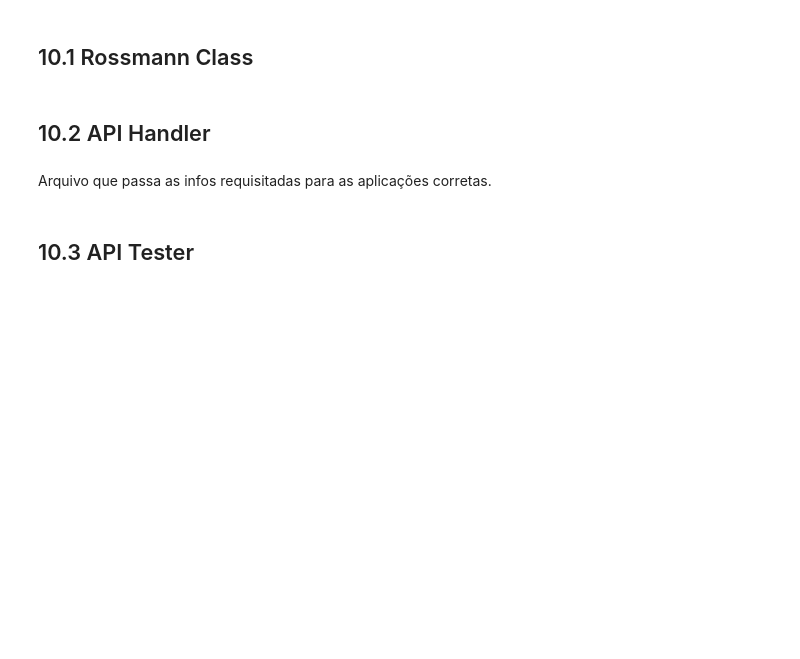
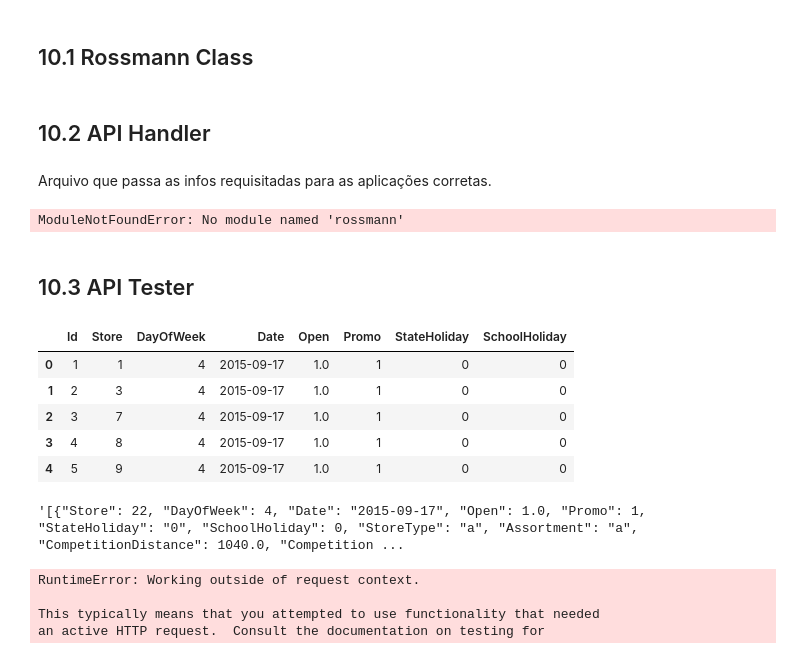
Before and after one commit to WillNery/ds_em_producao, a Jupyter notebook: ds_em_producao.ipynb, the cells around one changed output. Drawn from its saved outputs; the diff is of its cells as text; code cells hidden in the pictures; blank space fills up the shorter version.

```diff
--- a/ds_em_producao.ipynb
+++ b/ds_em_producao.ipynb
@@ -1968,12 +1985,13 @@ class Rossmann( object ):
 # %% [markdown]
 Arquivo que passa as infos requisitadas para as aplicações corretas.
 # %%
+import pickle
+import pandas as pd
 from flask import Flask, request, Response
-
 from rossmann.Rossmann import Rossmann #import: é o nome da classe
 
 #loading model
-model = pickle.load( open('/Users/Will/repos/comunidadeds/ds_em_producao/model/model_rossmann.pkl', 'rb') )
+model = pickle.load( open('C:/Users/Will/repos/comunidadeds/ds_em_producao/model/model_rossmann.pkl', 'rb') )
 
 # inicializando a API
 app = Flask (__name__)
@@ -2016,8 +2034,21 @@ def rossmann_predict():
         return Response( '{}', status = 200, mimetype = 'application/json' )
 
 
-
+    -
 if __name__ == '__main__':
     app.run('0.0.0.0')
+# %% [output]
+ModuleNotFoundError: No module named 'rossmann'
 # %% [markdown]
 ## 10.3 API Tester
+# %%
+#loading test dataset
+df10 = pd.read_csv('test.csv')
+df10.head()
+# %% [output]
+|  | Id | Store | DayOfWeek | Date | Open | Promo | StateHoliday | SchoolHoliday |
+| 0 | 1 | 1 | 4 | 2015-09-17 | 1.0 | 1 | 0 | 0 |
+| 1 | 2 | 3 | 4 | 2015-09-17 | 1.0 | 1 | 0 | 0 |
+| 2 | 3 | 7 | 4 | 2015-09-17 | 1.0 | 1 | 0 | 0 |
+| 3 | 4 | 8 | 4 | 2015-09-17 | 1.0 | 1 | 0 | 0 |
+| 4 | 5 | 9 | 4 | 2015-09-17 | 1.0 | 1 | 0 | 0 |
@@ -2023,0 +2069,17 @@ if __name__ == '__main__':
+# %%
+data
+# %% [output]
+'[{"Store": 22, "DayOfWeek": 4, "Date": "2015-09-17", "Open": 1.0, "Promo": 1, "StateHoliday": "0", "SchoolHoliday": 0, "StoreType": "a", "Assortment": "a", "CompetitionDistance": 1040.0, "Competition ...
+# %%
+#API Call
+url    = 'http://0.0.0.0:5000/rossmann/predict'
+header = {'Content-type': 'application/json'}   #tipo de requisição
+data   = data
+
+r = request.post( url, data = data, headers = header)
+print('Status Code {}'.format( r.status_code ))
+# %% [output]
+RuntimeError: Working outside of request context.
+
+This typically means that you attempted to use functionality that needed
+an active HTTP request.  Consult the documentation on testing for
```
Also changed, not shown: parts of 9 cells of this notebook.
